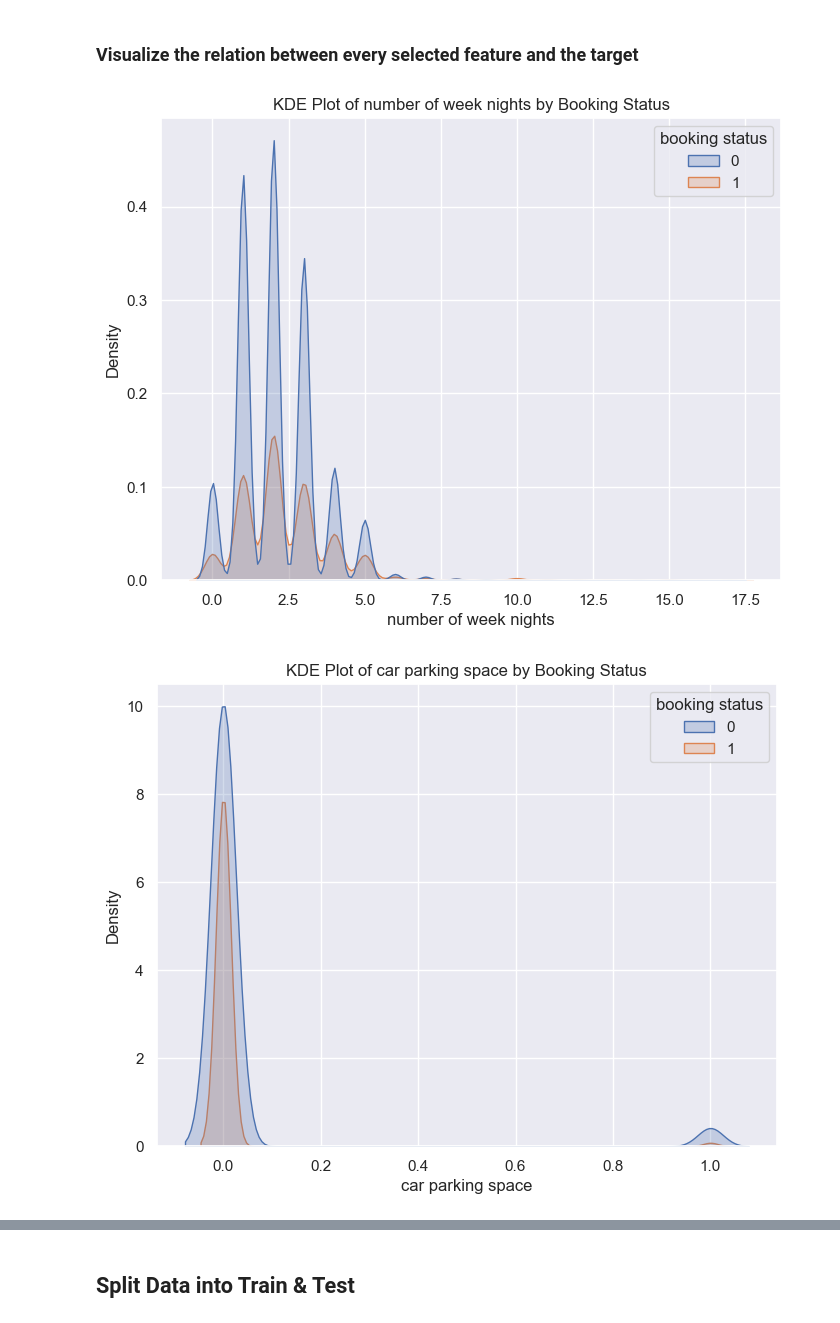
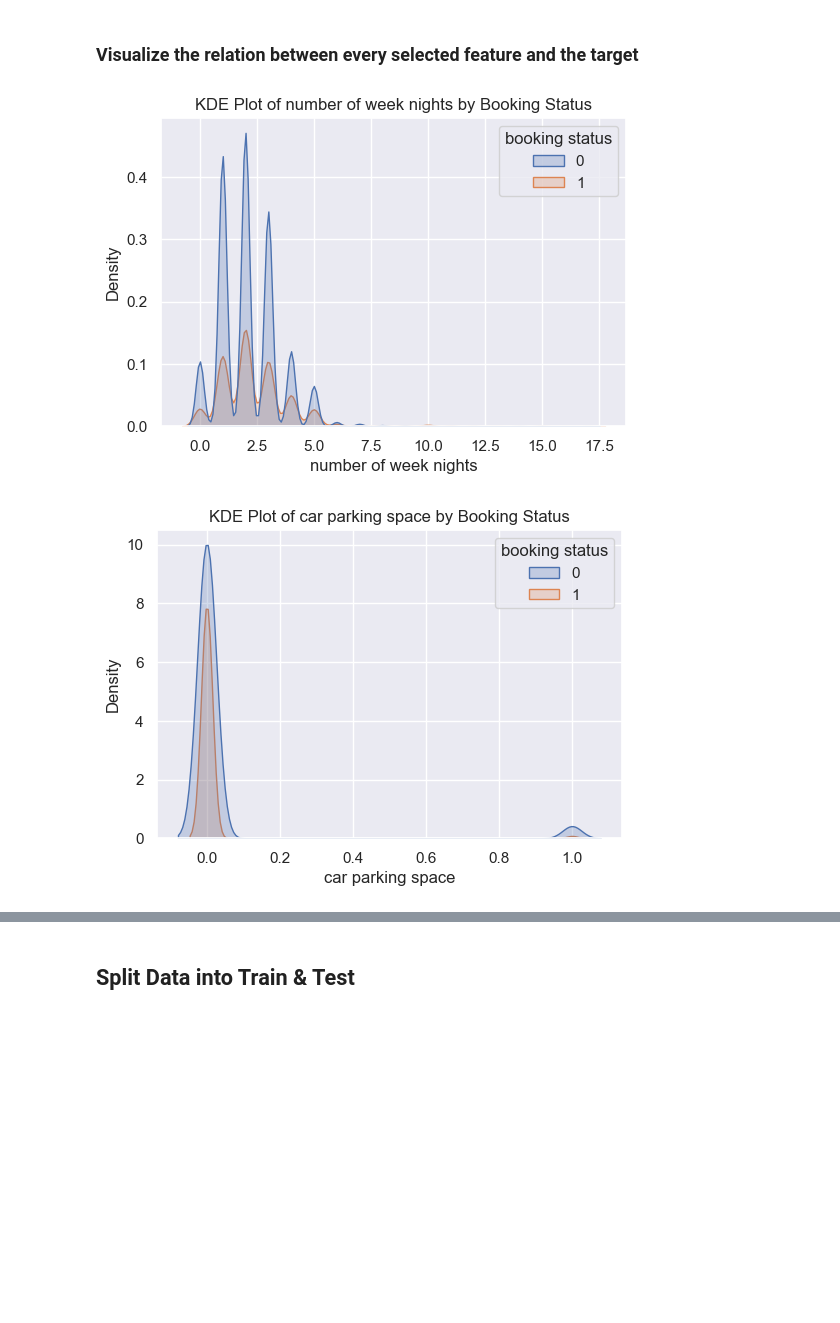
Before and after one commit to YoussefAboelwafa/Hotel-Booking-Cancellation-Prediction, a Jupyter notebook: notebook.ipynb, the cells around one changed output, grey strips where cells are left out. Saved outputs shown, nothing was run; the diff lists cells and outputs as text; code cells hidden in the pictures; blank space fills up the shorter version.

Commit message:
Visualization

```diff
--- a/notebook.ipynb
+++ b/notebook.ipynb
@@ -302,10 +302,10 @@ plt.show()
 # %%
 for feature_index in selected_features_indices:
     feature_name = features.columns[feature_index]
-    plt.figure(figsize=(8, 6))
+    plt.figure(figsize=(6, 4))
     sns.kdeplot(data=booking, x=feature_name, hue="booking status", fill=True)
     plt.title(f"KDE Plot of {feature_name} by Booking Status")
     plt.show()
 # %% [output]
-[figure, old version]
+[figure, new version]
-[figure, old version]
+[figure, new version]
```
Also changed, not shown: parts of 1 cell of this notebook.
